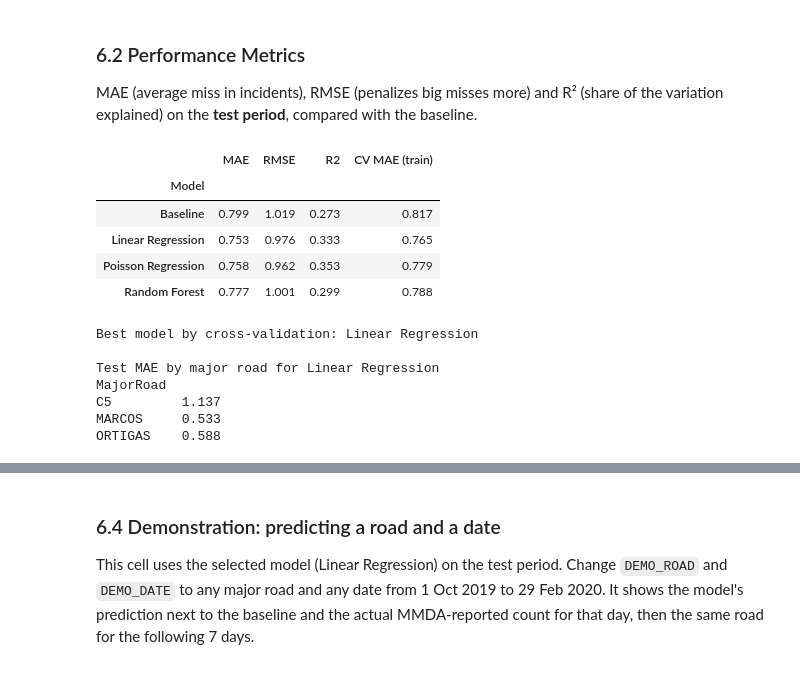
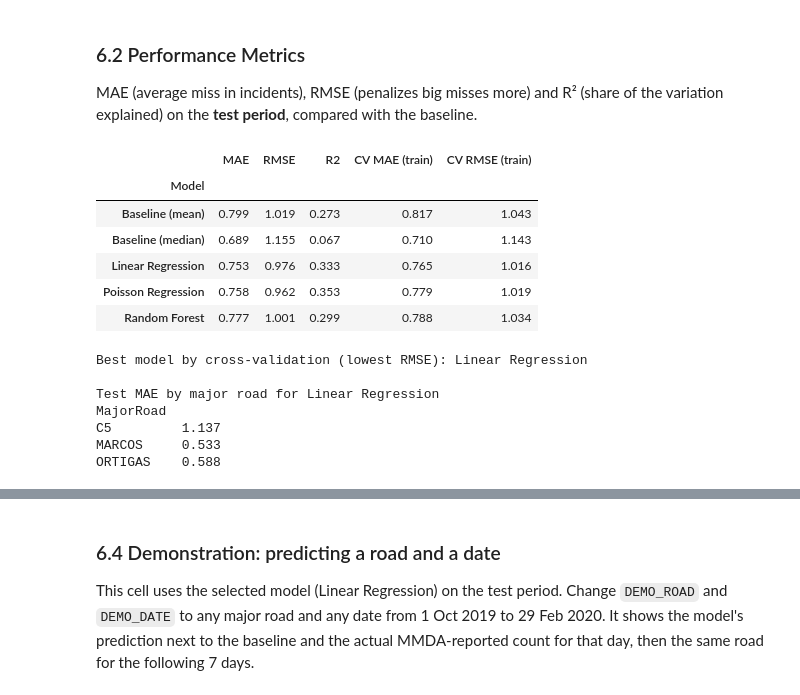
Before and after one commit to ralphflores-exe/CASE_STUDY, a Jupyter notebook: Pasig_Traffic_Incident_Regression.ipynb, the cells around one changed output, grey strips where cells are left out. Saved outputs shown, nothing was run; the diff lists cells and outputs as text; code cells hidden in the pictures.

```diff
--- a/Pasig_Traffic_Incident_Regression.ipynb
+++ b/Pasig_Traffic_Incident_Regression.ipynb
@@ -729,7 +749,7 @@ Trained: Linear Regression, Poisson Regression, Random Forest
 # %% [markdown]
 ### 5.3 Prediction values
 # %%
-test_pred = {'Baseline': baseline_fit_predict(train, X_test)}
+test_pred = {n: baseline_fit_predict(train, X_test, how) for n, how in BASELINES.items()}
 for n, pipe in pipes.items():
     test_pred[n] = predict(n, pipe, X_test)
 
@@ -791,8 +811,9 @@ names = list(mae)
 ax.bar(names, [mae[n] for n in names], color=BLUE, width=0.6)
 for i, n in enumerate(names):
     ax.text(i, mae[n] + 0.01, f'{mae[n]:.3f}', ha='center', color=MUTED, fontsize=9)
-    ax.set_title('Test Error by Model'); ax.set_ylabel('MAE (incidents)')
-    ax.set_xticklabels(names, rotation=15, ha='right')
+ax.set_title('Test error by model (MAE, lower is better)'); ax.set_ylabel('MAE (incidents)')
+ax.set_xticks(range(len(names)))
+ax.set_xticklabels(names, rotation=20, ha='right')
 
 # (d) which features does the Random Forest rely on?
 ax = axes[1]
@@ -835,27 +856,29 @@ MAE (average miss in incidents), RMSE (penalizes big misses more) and R² (share
 # %%
 rows = []
 for n, p in test_pred.items():
     rows.append({'Model': n,
                  'MAE': mean_absolute_error(y_test, p),
-                 'RMSE': mean_squared_error(y_test, p) ** 0.5,
+                 'RMSE': rmse(y_test, p),
                  'R2': r2_score(y_test, p)})
 metrics = pd.DataFrame(rows).set_index('Model').round(3)
 metrics['CV MAE (train)'] = cv_table['CV MAE (mean of 4 folds)']
+metrics['CV RMSE (train)'] = cv_table['CV RMSE (mean of 4 folds)']
 display(metrics)
 
-print(f'Best model by cross-validation: {best_name}')
+print(f'Best model by cross-validation (lowest RMSE): {best_name}')
 print()
 print('Test MAE by major road for', best_name)
 by_c = pd.DataFrame({'MajorRoad': test['MajorRoad'], 'abs_err': np.abs(y_test.values - best_pred)}).groupby('MajorRoad')['abs_err'].mean().round(3)
 print(by_c.to_string())
 # %% [output]
-|  | MAE | RMSE | R2 | CV MAE (train) |
-| Model |  |  |  |  |
-| Baseline | 0.799 | 1.019 | 0.273 | 0.817 |
-| Linear Regression | 0.753 | 0.976 | 0.333 | 0.765 |
-| Poisson Regression | 0.758 | 0.962 | 0.353 | 0.779 |
-| Random Forest | 0.777 | 1.001 | 0.299 | 0.788 |
+|  | MAE | RMSE | R2 | CV MAE (train) | CV RMSE (train) |
+| Model |  |  |  |  |  |
+| Baseline (mean) | 0.799 | 1.019 | 0.273 | 0.817 | 1.043 |
+| Baseline (median) | 0.689 | 1.155 | 0.067 | 0.710 | 1.143 |
+| Linear Regression | 0.753 | 0.976 | 0.333 | 0.765 | 1.016 |
+| Poisson Regression | 0.758 | 0.962 | 0.353 | 0.779 | 1.019 |
+| Random Forest | 0.777 | 1.001 | 0.299 | 0.788 | 1.034 |
-Best model by cross-validation: Linear Regression
+Best model by cross-validation (lowest RMSE): Linear Regression
 
 Test MAE by major road for Linear Regression
 MajorRoad
```
Also changed, not shown: parts of 14 cells of this notebook, 1 other file.
